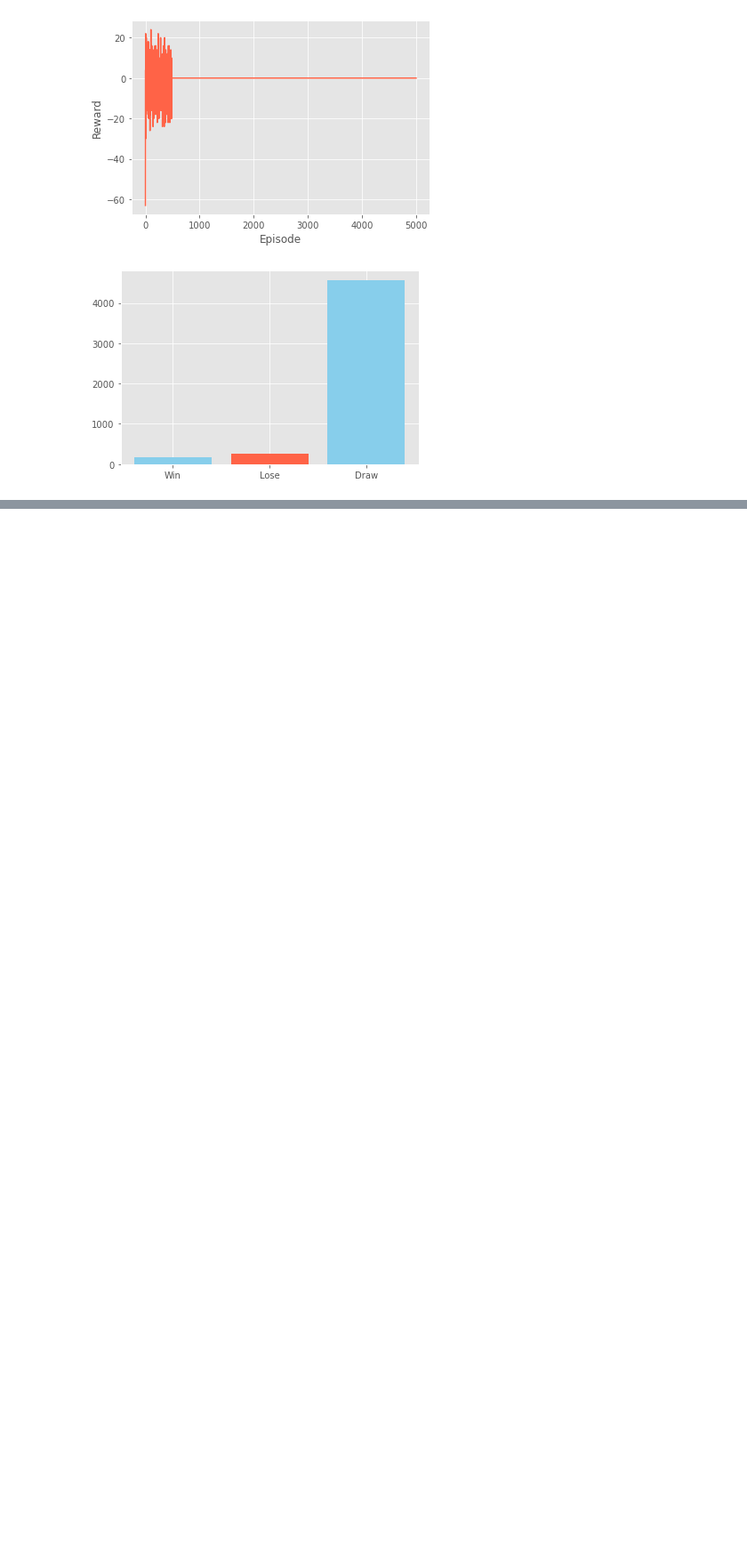
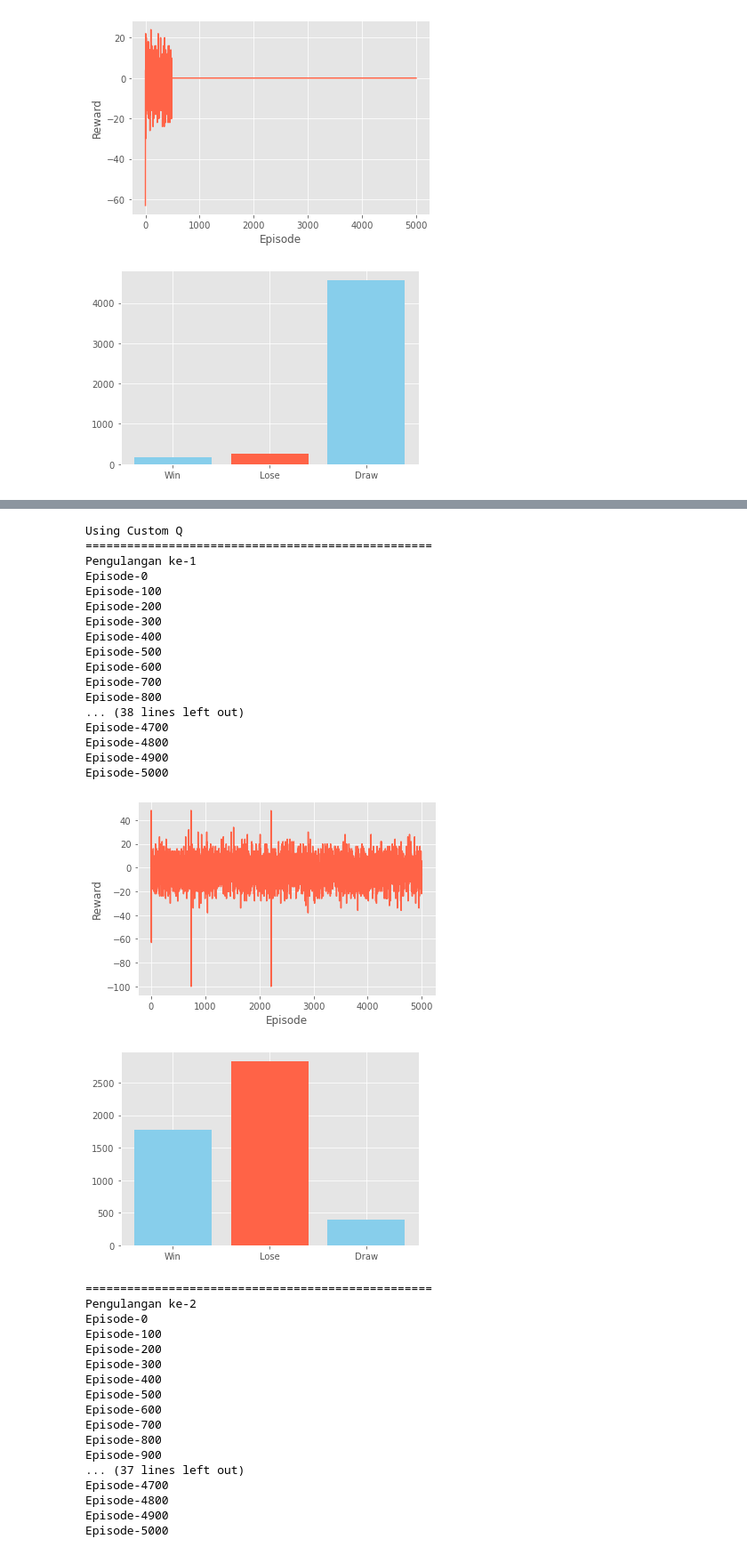
Before and after one commit to nuwbie-11/Learn_RL, a Jupyter notebook: Roulette/main.ipynb, the cells around one changed output, grey strips where cells are left out. Shown: that part at 89% size. Cells and saved outputs as stored; diff of their text form; code cells hidden in the pictures; blank space fills up the shorter version.

```diff
--- a/Roulette/main.ipynb
+++ b/Roulette/main.ipynb
@@ -351,0 +352,51 @@ Seperti yang kita lihat, pada episode > 500, Agent akan lebih memilih untuk "tid
+# %%
+print("Using Custom Q")
+for i in range(3):
+    print("="*50)
+    print(f"Pengulangan ke-{i+1}")
+    alpha = 0.4
+    gamma = 1
+    epsilon = 0.9
+    episodes = 5000
+    max_steps = 2500
+    env = gym.make('Roulette-v0')
+    rewards,Q,status = sarsa(env,episodes,max_steps,alpha,True)
+    plot_rewards(rewards)
+    plot_winLoss(status)
+# %% [output]
+Using Custom Q
+==================================================
+Pengulangan ke-1
+Episode-0
+Episode-100
+Episode-200
+Episode-300
+Episode-400
+Episode-500
+Episode-600
+Episode-700
+Episode-800
+... (38 lines left out)
+Episode-4700
+Episode-4800
+Episode-4900
+Episode-5000
+[figure, added]
+[figure, added]
+==================================================
+Pengulangan ke-2
+Episode-0
+Episode-100
+Episode-200
+Episode-300
+Episode-400
+Episode-500
+Episode-600
+Episode-700
+Episode-800
+Episode-900
+... (37 lines left out)
+Episode-4700
+Episode-4800
+Episode-4900
+Episode-5000
```
Also changed, not shown: parts of 5 cells of this notebook.
